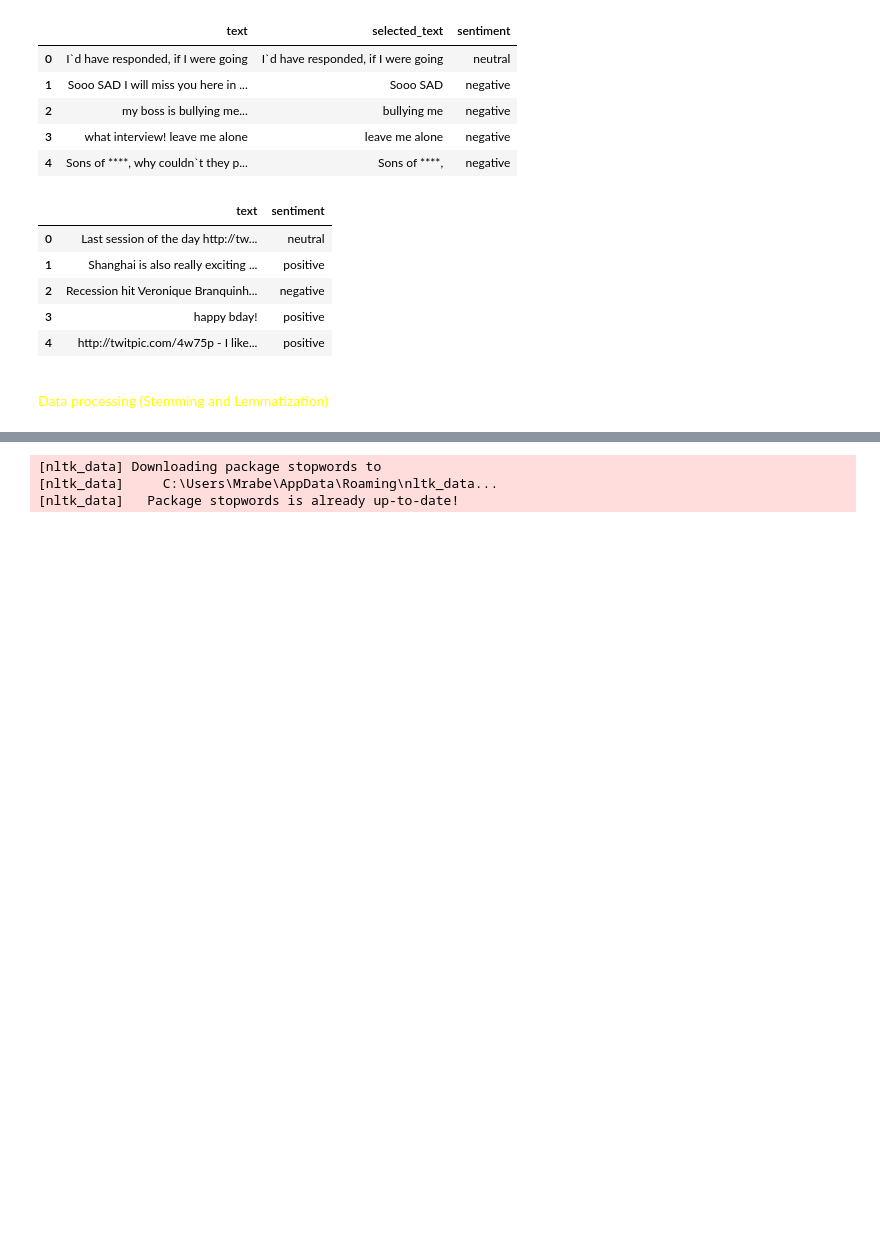
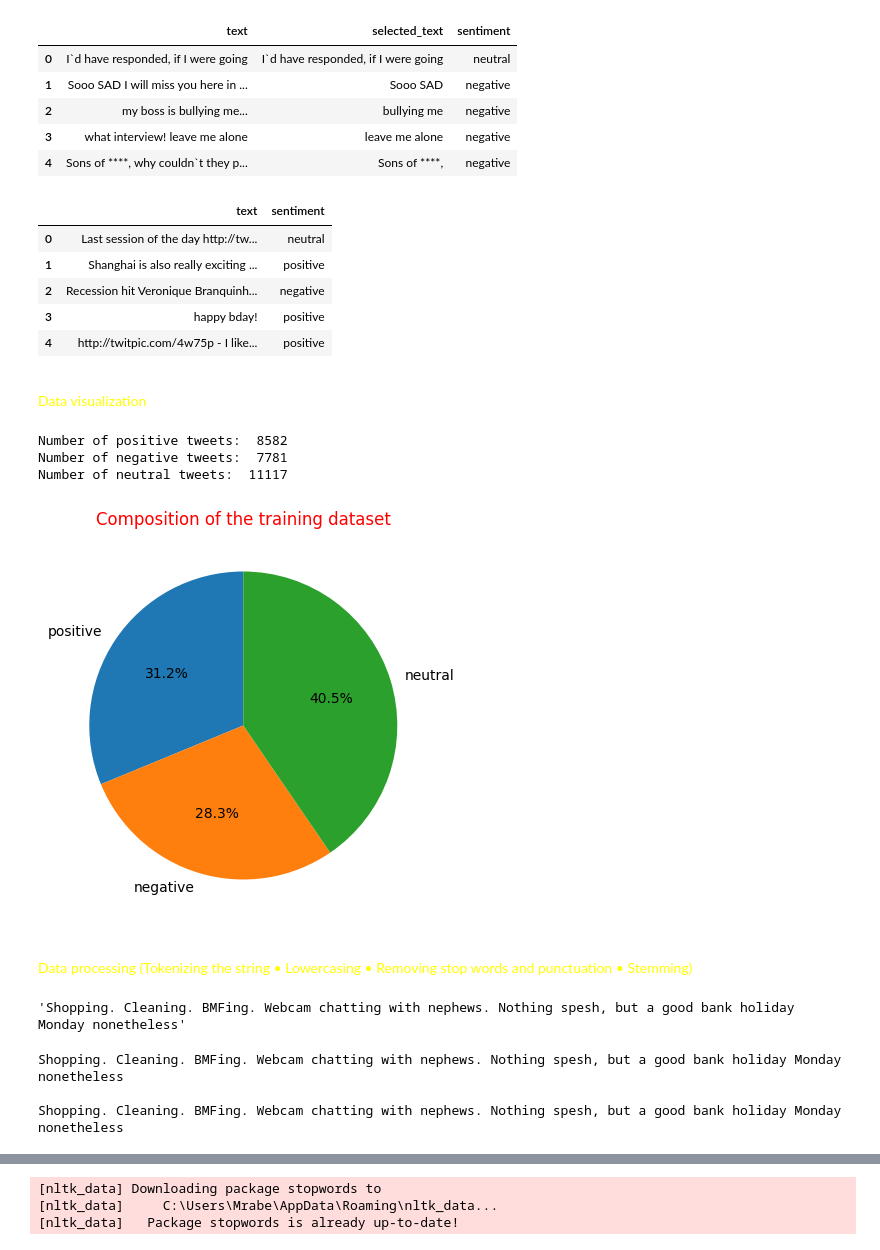
Before and after one commit to HatimRabet/Tweet_Sentiment_Extraction, a Jupyter notebook: Code/Processing.ipynb, the cells around one changed output, grey strips where cells are left out. Saved outputs shown, nothing was run; the diff lists cells and outputs as text; code cells hidden in the pictures; blank space fills up the shorter version.

```diff
--- a/Code/Processing.ipynb
+++ b/Code/Processing.ipynb
@@ -92,5 +94,48 @@ Test_df.head()
 | 2 | Recession hit Veronique Branquinh... | negative |
 | 3 | happy bday! | positive |
 | 4 | http://twitpic.com/4w75p - I like... | positive |
+# %% [markdown]
+<font color = "yellow"><div elign = "left">Data visualization</font></div>
+# %%
+positive_tweets = Train_df[Train_df["sentiment"] == "positive"]
+negative_tweets = Train_df[Train_df["sentiment"] == "negative"]
+neutral_tweets = Train_df[Train_df["sentiment"] == "neutral"]
+# %%
+print('Number of positive tweets: ', len(positive_tweets))
+print('Number of negative tweets: ', len(negative_tweets))
+print('Number of neutral tweets: ', len(neutral_tweets))
+# %% [output]
+Number of positive tweets:  8582
+Number of negative tweets:  7781
+Number of neutral tweets:  11117
+# %%
+# creating the figure
+
+fig = plt.figure(figsize = (5,5))
+
+# Labels
+
+labels = "positive" , "negative", "neutral"
+
+# Size of each slide
+
+sizes = [len(positive_tweets), len(negative_tweets), len(neutral_tweets)]
+
+# Creating a pie plot
+
+plt.pie(sizes, labels = labels,  autopct='%1.1f%%', startangle=90)
+
+# Title of the fig
+
+plt.title("Composition of the training dataset", color = "red")
+
+# Showing the plot
+
+plt.show()
+# %% [output]
+[figure, added]
 # %% [markdown]
-<font color = "yellow"><div align = "left"> Data processing (Stemming and Lemmatization) </div></font>
+<font color = "yellow"><div align = "left"> Data processing (Tokenizing the string
+• Lowercasing
+• Removing stop words and punctuation
+• Stemming) </div></font>
@@ -96,0 +149,20 @@ Test_df.head()
+# %%
+tweet = positive_tweets.iloc[random.randint(0,5000)]["text"]
+tweet
+# %% [output]
+'Shopping. Cleaning. BMFing. Webcam chatting with nephews. Nothing spesh, but a good bank holiday Monday nonetheless'
+# %%
+print('\033[92m' + tweet)
+print('\033[94m')
+# remove old style retweet text "RT"
+tweet2 = re.sub(r'^RT[\s]+', '', tweet)
+# remove hyperlinks
+tweet2 = re.sub(r'https?://[^\s\n\r]+', '', tweet2)
+# remove hashtags
+# only removing the hash # sign from the word
+tweet2 = re.sub(r'#', '', tweet2)
+print(tweet2)
+# %% [output]
+Shopping. Cleaning. BMFing. Webcam chatting with nephews. Nothing spesh, but a good bank holiday Monday nonetheless
+
+Shopping. Cleaning. BMFing. Webcam chatting with nephews. Nothing spesh, but a good bank holiday Monday nonetheless
```
Also changed, not shown: parts of 20 cells of this notebook, 1 other file.
